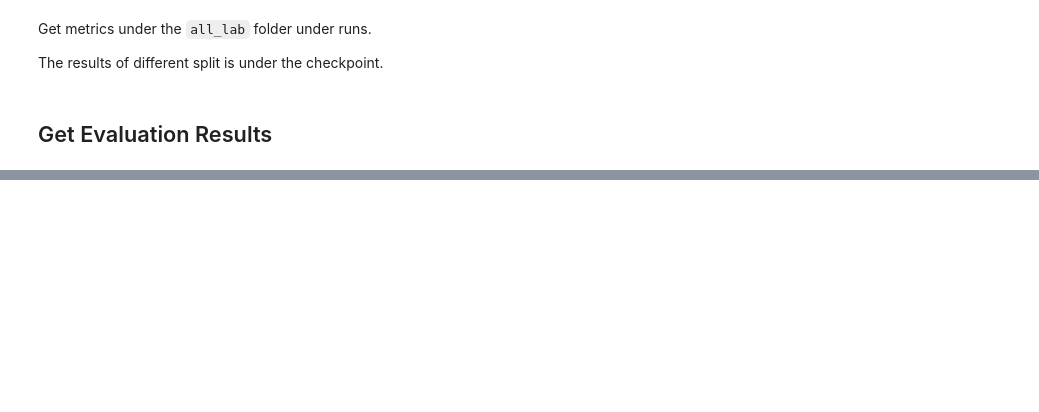
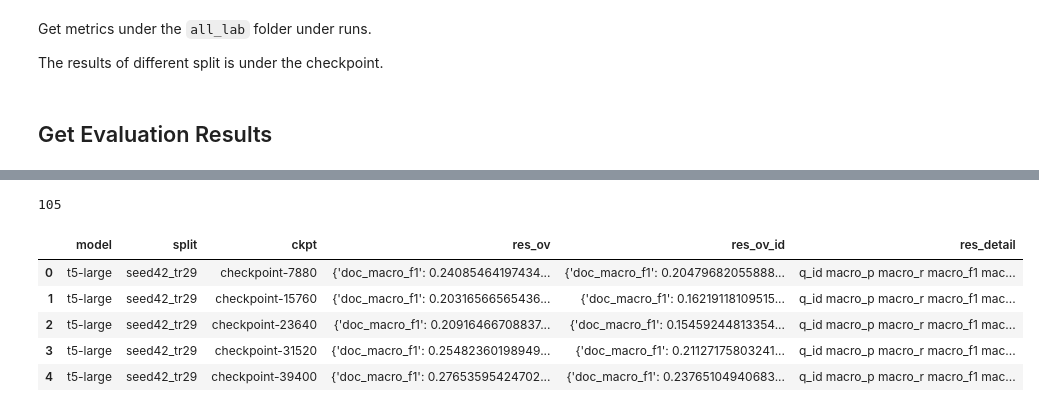
Before and after one commit to srhthu/ContClause, a Jupyter notebook: scripts/jupyter/get_metrics_alllab.ipynb, the cells around one changed output, grey strips where cells are left out. Cells and saved outputs as stored; diff of their text form; code cells hidden in the pictures; blank space fills up the shorter version.

```diff
--- a/scripts/jupyter/get_metrics_alllab.ipynb
+++ b/scripts/jupyter/get_metrics_alllab.ipynb
@@ -135,3 +163,15 @@ ov_all_ckpts
+# %%
+all_ckpts_ood = load_metrics_df_ood('runs/ood')
+print(len(all_ckpts_ood))
+all_ckpts_ood.head()
+# %% [output]
+105
+|  | model | split | ckpt | res_ov | res_ov_id | res_detail |
+| 0 | t5-large | seed42_tr29 | checkpoint-7880 | {'doc_macro_f1': 0.24085464197434... | {'doc_macro_f1': 0.20479682055888... | q_id macro_p macro_r macro_f1 mac... |
+| 1 | t5-large | seed42_tr29 | checkpoint-15760 | {'doc_macro_f1': 0.20316566565436... | {'doc_macro_f1': 0.16219118109515... | q_id macro_p macro_r macro_f1 mac... |
+| 2 | t5-large | seed42_tr29 | checkpoint-23640 | {'doc_macro_f1': 0.20916466708837... | {'doc_macro_f1': 0.15459244813354... | q_id macro_p macro_r macro_f1 mac... |
+| 3 | t5-large | seed42_tr29 | checkpoint-31520 | {'doc_macro_f1': 0.25482360198949... | {'doc_macro_f1': 0.21127175803241... | q_id macro_p macro_r macro_f1 mac... |
+| 4 | t5-large | seed42_tr29 | checkpoint-39400 | {'doc_macro_f1': 0.27653595424702... | {'doc_macro_f1': 0.23765104940683... | q_id macro_p macro_r macro_f1 mac... |
 # %%
 # Plot the performance
 import matplotlib.pyplot as plt
```
Also changed, not shown: parts of 17 cells of this notebook, 16 other files.
